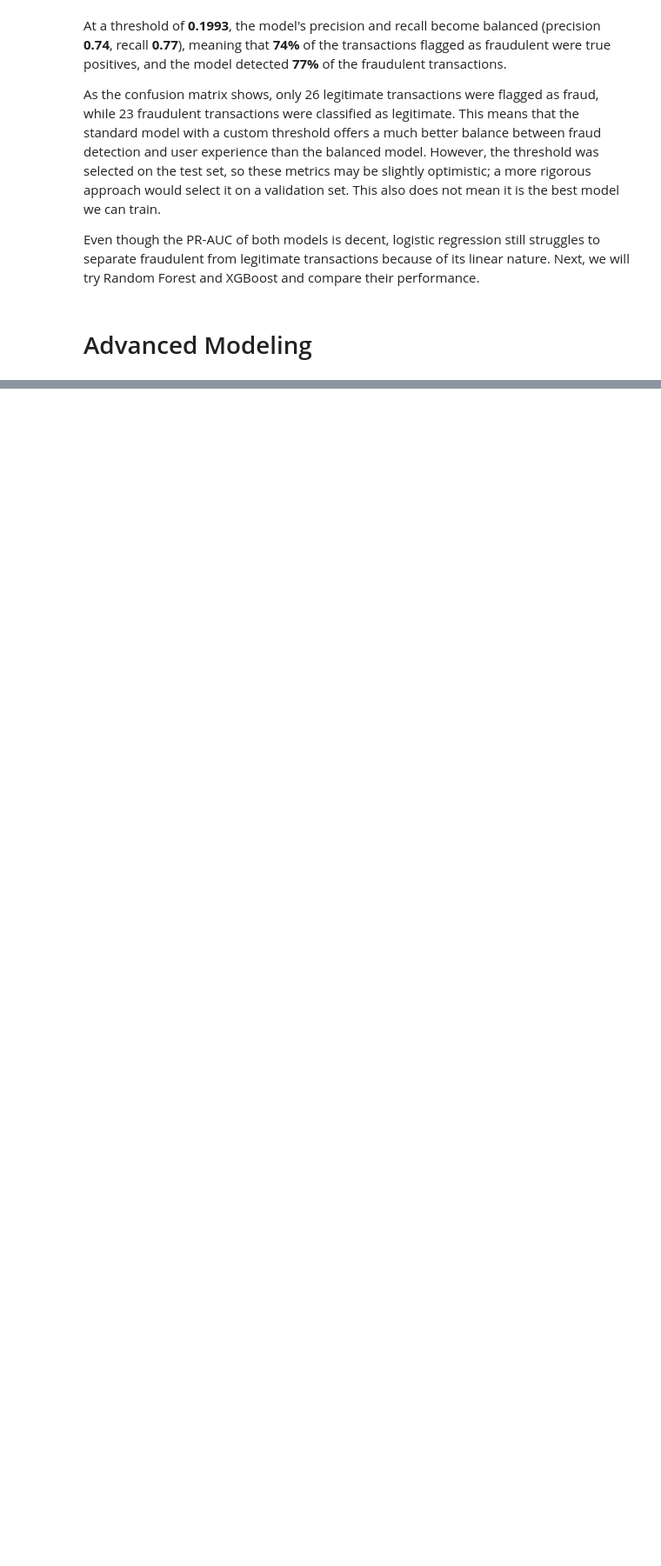
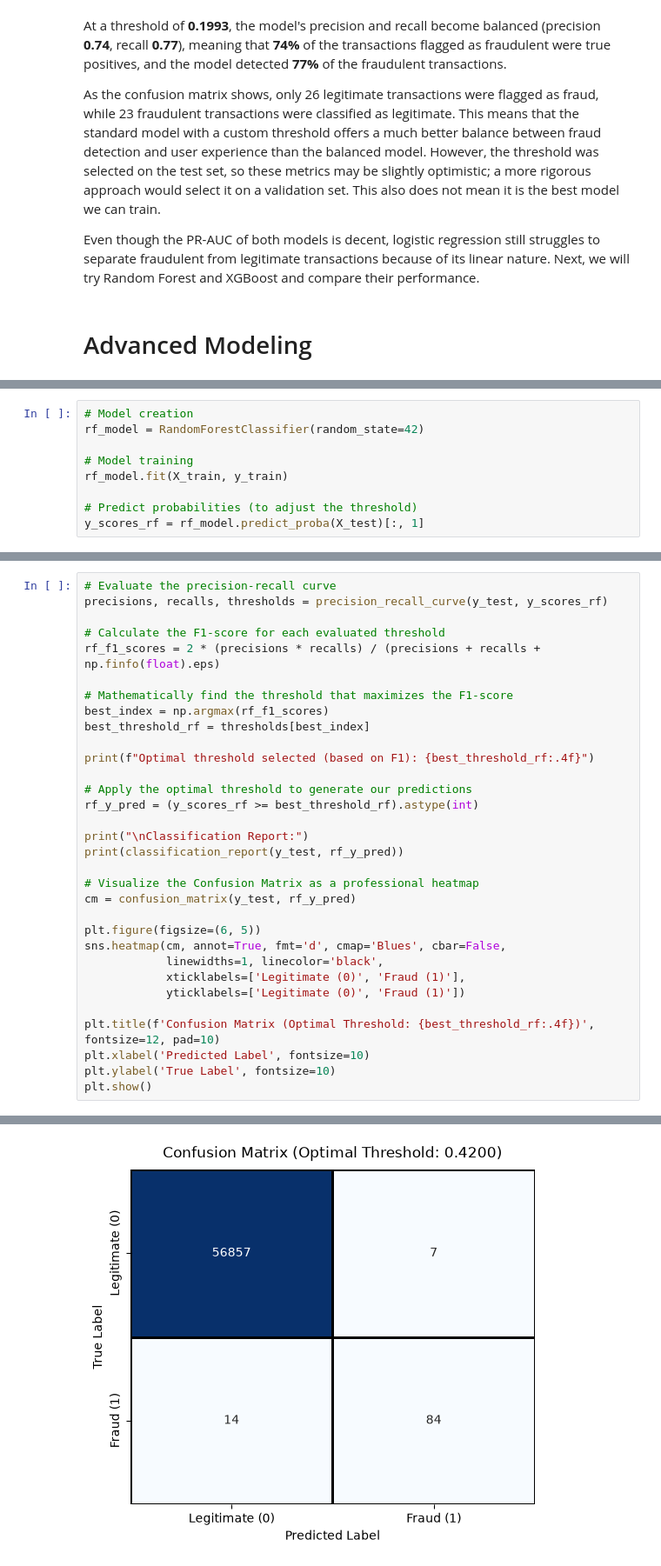
Before and after one commit to sgcuervo/credit-card-fraud-detection, a Jupyter notebook: credit-card-fraud-detection.ipynb, the cells around one changed output, grey strips where cells are left out. Shown at 87% size. Saved outputs shown, nothing was run; the diff lists cells and outputs as text; blank space fills up the shorter version.

Commit message:
Random Forest Model

```diff
--- a/credit-card-fraud-detection.ipynb
+++ b/credit-card-fraud-detection.ipynb
@@ -433,0 +436,9 @@ Even though the PR-AUC of both models is decent, logistic regression still strug
+# %%
+# Model creation
+rf_model = RandomForestClassifier(random_state=42)
+
+# Model training
+rf_model.fit(X_train, y_train)
+
+# Predict probabilities (to adjust the threshold)
+y_scores_rf = rf_model.predict_proba(X_test)[:, 1]
@@ -433,0 +447,33 @@ Even though the PR-AUC of both models is decent, logistic regression still strug
+# %%
+# Evaluate the precision-recall curve
+precisions, recalls, thresholds = precision_recall_curve(y_test, y_scores_rf)
+
+# Calculate the F1-score for each evaluated threshold
+rf_f1_scores = 2 * (precisions * recalls) / (precisions + recalls + np.finfo(float).eps)
+
+# Mathematically find the threshold that maximizes the F1-score
+best_index = np.argmax(rf_f1_scores)
+best_threshold_rf = thresholds[best_index]
+
+print(f"Optimal threshold selected (based on F1): {best_threshold_rf:.4f}")
+
+# Apply the optimal threshold to generate our predictions
+rf_y_pred = (y_scores_rf >= best_threshold_rf).astype(int)
+
+print("\nClassification Report:")
+print(classification_report(y_test, rf_y_pred))
+
+# Visualize the Confusion Matrix as a professional heatmap
+cm = confusion_matrix(y_test, rf_y_pred)
+
+plt.figure(figsize=(6, 5))
+sns.heatmap(cm, annot=True, fmt='d', cmap='Blues', cbar=False,
+            linewidths=1, linecolor='black',
+            xticklabels=['Legitimate (0)', 'Fraud (1)'],
+            yticklabels=['Legitimate (0)', 'Fraud (1)'])
+
+plt.title(f'Confusion Matrix (Optimal Threshold: {best_threshold_rf:.4f})', fontsize=12, pad=10)
+plt.xlabel('Predicted Label', fontsize=10)
+plt.ylabel('True Label', fontsize=10)
+plt.show()
+# %% [output]
@@ -433,0 +491 @@ Even though the PR-AUC of both models is decent, logistic regression still strug
+[figure, added]
```
Also changed, not shown: parts of 3 cells of this notebook.
